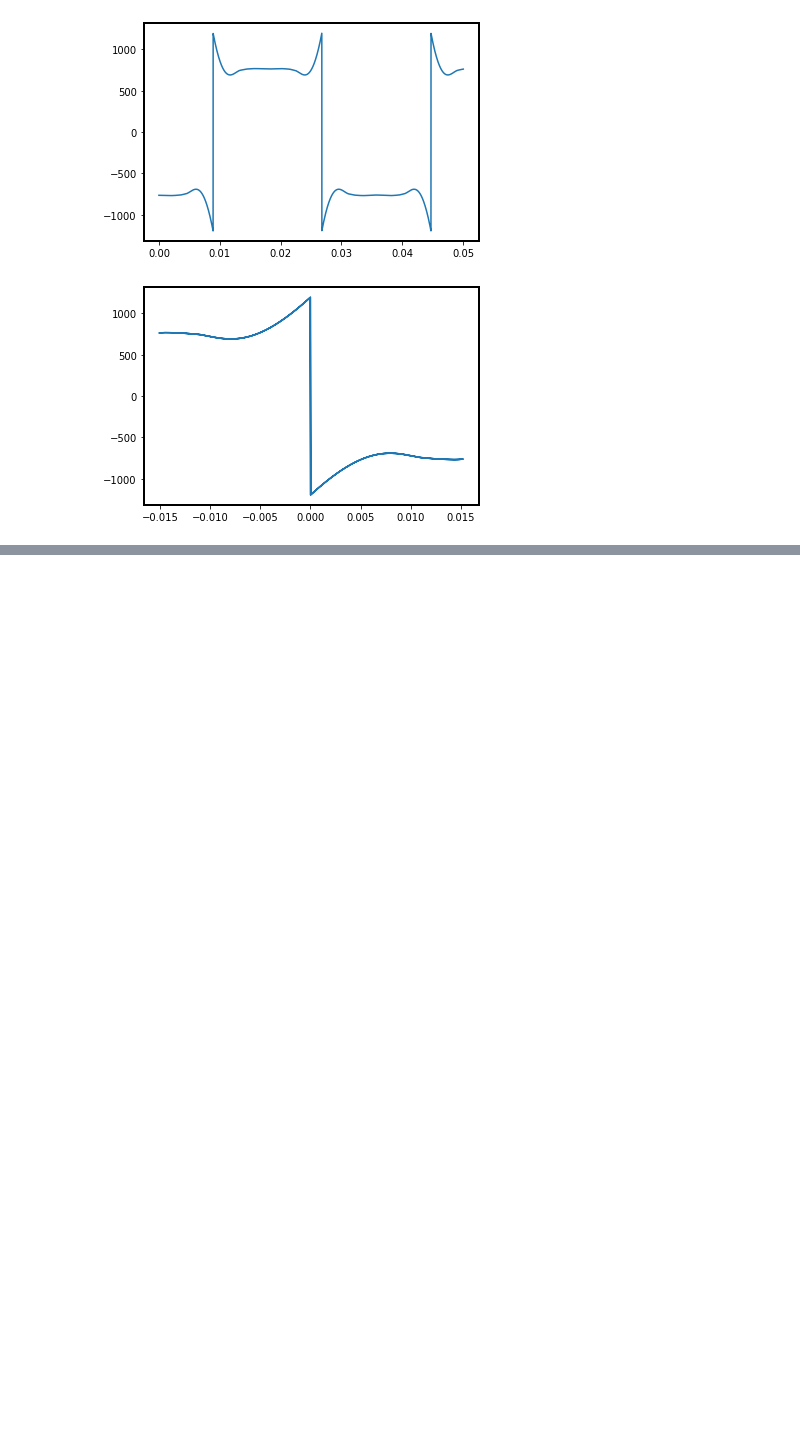
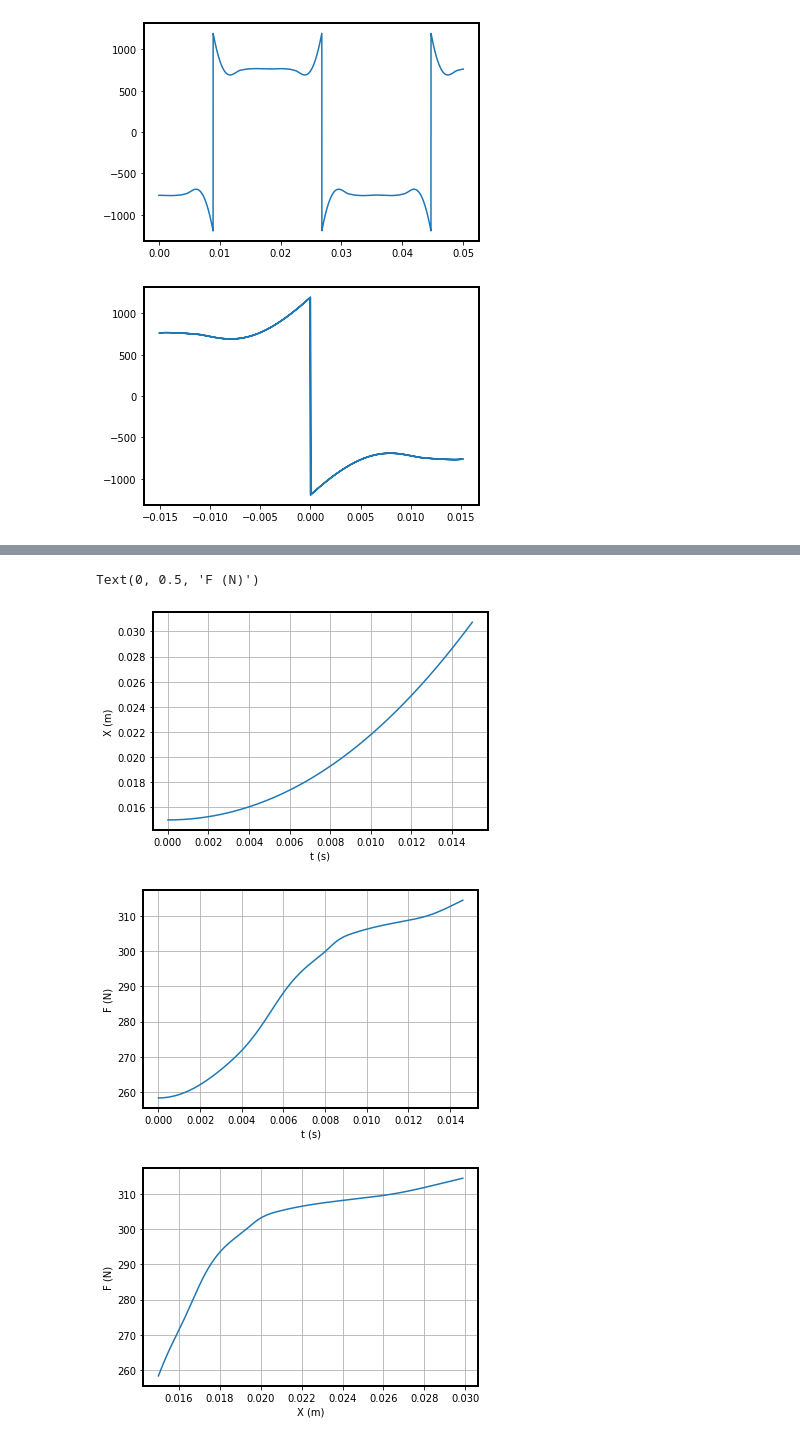
Before and after one commit to CaioRodrigues200/PrimeiroRepositorio, a Jupyter notebook: Código_Conversão.ipynb, the cells around one changed output, grey strips where cells are left out. Cells and saved outputs as stored; diff of their text form; code cells hidden in the pictures; blank space fills up the shorter version.

```diff
--- a/Código_Conversão.ipynb
+++ b/Código_Conversão.ipynb
@@ -210,0 +249,49 @@ plt.plot(xF, ForcaF)
+# %%
+nTempo = 1500
+time = np.linspace(0, (1.5e-2), nTempo)
+timePass = 1.5e-2/(nTempo-1) # passo do tempo
+x = h/2 # x inicial
+v = 0 # velocidade inicial
+F = f3(x) # força inicial
+
+ForcaF = np.zeros(nTempo+1) # array com os valores da força ao longo do tempo
+xF = np.zeros(nTempo+1) # array do x no tempo
+ForcaF[0] = F
+xF[0] = x
+cont = 1
+
+for t in time:
+  x = v*timePass + x # x = dx + x0
+  a = F/M
+  v = a*timePass + v # v = dv + v0
+  if x < h:
+    F = f3(x) # a força só existe quando x<h
+  else:
+    F = 0
+  ForcaF[cont] = F
+  xF[cont] = x
+  cont = cont + 1
+
+time = np.linspace(0, (1.5e-2)+timePass, nTempo+1)
+plt.figure()
+plt.plot(time, xF)
+plt.grid(True)
+plt.xlabel('t (s)')
+plt.ylabel('X (m)')
+
+plt.figure()
+plt.plot(time[:-40], ForcaF[:-40])
+plt.grid(True)
+plt.xlabel('t (s)')
+plt.ylabel('F (N)')
+
+plt.figure()
+plt.plot(xF[:-40], ForcaF[:-40])
+plt.grid(True)
+plt.xlabel('X (m)')
+plt.ylabel('F (N)')
+# %% [output]
+Text(0, 0.5, 'F (N)')
+[figure, added]
+[figure, added]
+[figure, added]
```
Also changed, not shown: parts of 4 cells of this notebook.
